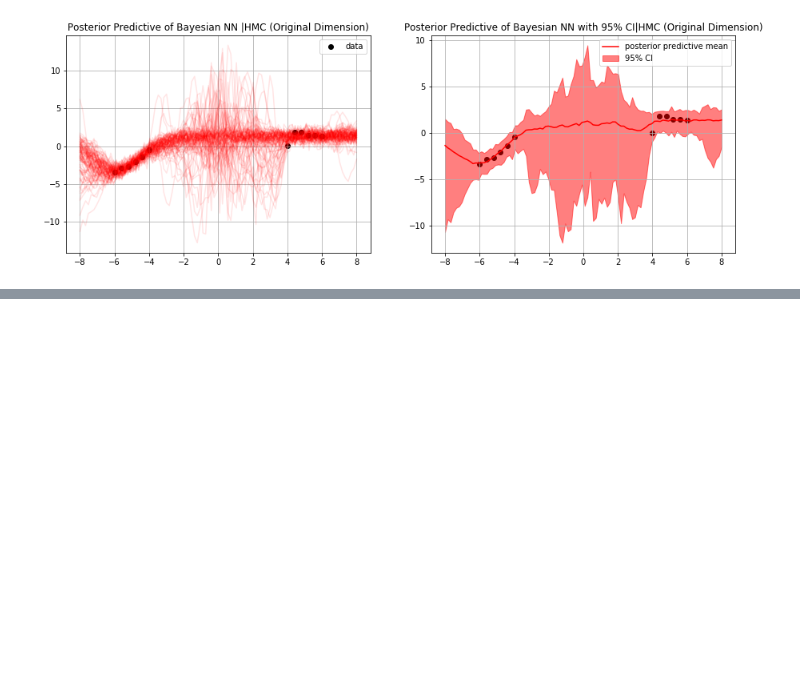
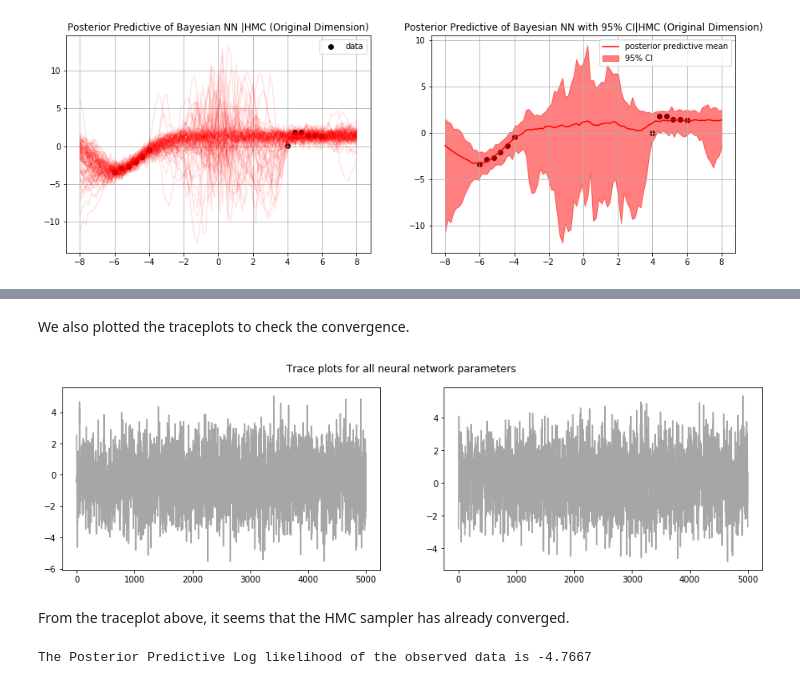
Before and after one commit to Yuting-Kou/am207_Project, a Jupyter notebook: src/Final_Report.ipynb, the cells around one changed output, grey strips where cells are left out. Drawn from its saved outputs; the diff is of its cells as text; code cells hidden in the pictures; blank space fills up the shorter version.

```diff
--- a/src/Final_Report.ipynb
+++ b/src/Final_Report.ipynb
@@ -548,0 +619,21 @@ In our algorithm, we construct the deviation matrix with the smallest $M$ deviat
+# %% [markdown]
+We also plotted the traceplots to check the convergence.
+# %%
+post_sample=my_inference.get_posterior(n_samples=10000)
+fig, ax = plt.subplots(1, 2, figsize=(15, 4))
+for i in range(my_inference.D_z):
+#     row = 1
+    col = i % 2
+    ax[col].plot(range(len(post_sample)), post_sample[:, i], color='gray', alpha=0.7)
+fig.suptitle('Trace plots for all neural network parameters')
+plt.show()
+# %% [output]
+[figure, added]
+# %% [markdown]
+From the traceplot above, it seems that the HMC sampler has already converged.
+# %%
+y_pred= my_nn.forward(P=P, w_hat=w,z=post_sample, X=x.reshape((1, -1))).reshape(-1, x.shape[-1])
+log_lkhd_pca_smallest = log_likelihood(y, y_pred)
+print('The Posterior Predictive Log likelihood of the observed data is {0:6.4f}'.format(log_lkhd_pca_smallest))
+# %% [output]
+The Posterior Predictive Log likelihood of the observed data is -4.7667
```
Also changed, not shown: parts of 14 cells of this notebook.
